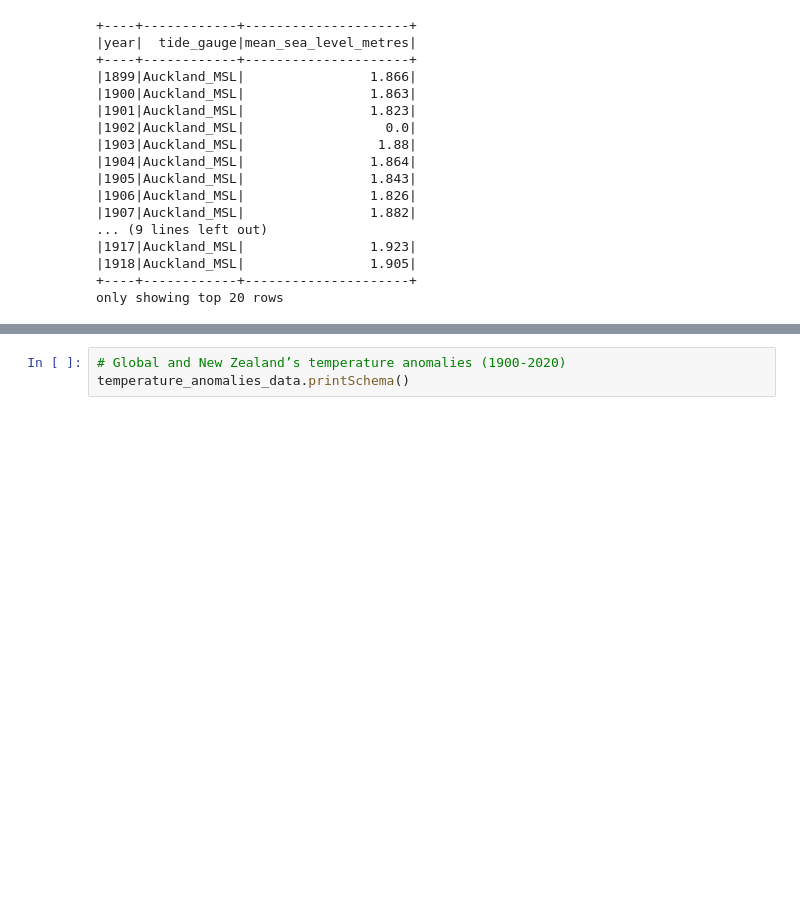
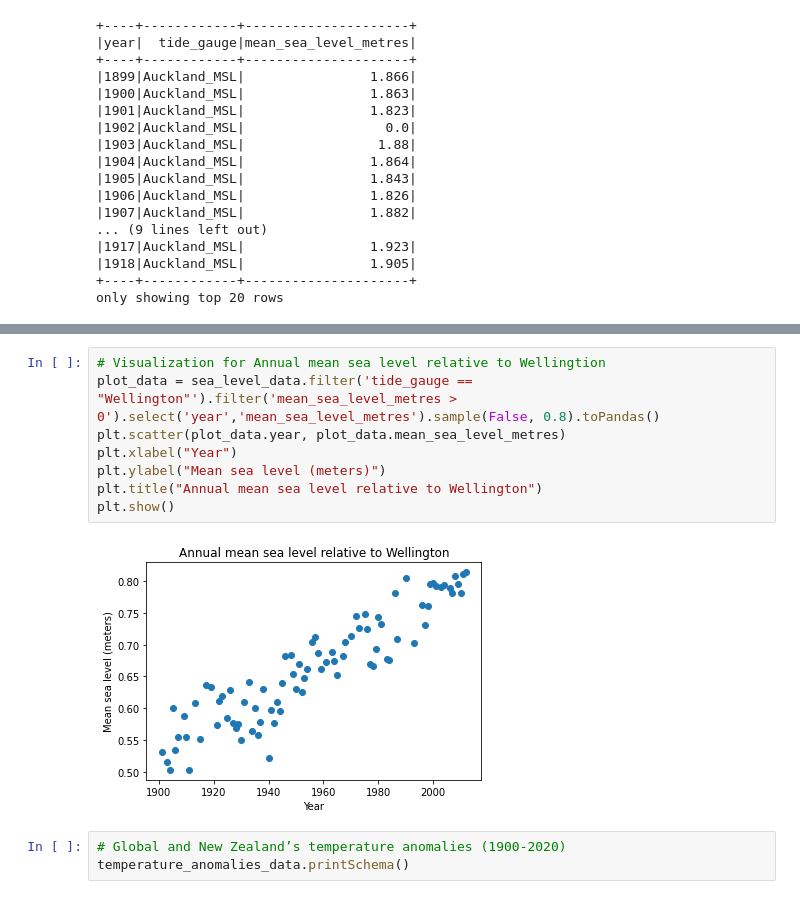
Before and after one commit to skye-yoon/infosys722, a Jupyter notebook: Iteration4.ipynb, the cells around one changed output, grey strips where cells are left out. Cells and saved outputs as stored; diff of their text form; blank space fills up the shorter version.

```diff
--- a/Iteration4.ipynb
+++ b/Iteration4.ipynb
@@ -120,3 +125,13 @@ plt.show()
+# %%
+# Visualization for Annual mean sea level relative to Wellingtion
+plot_data = sea_level_data.filter('tide_gauge == "Wellington"').filter('mean_sea_level_metres > 0').select('year','mean_sea_level_metres').sample(False, 0.8).toPandas()
+plt.scatter(plot_data.year, plot_data.mean_sea_level_metres)
+plt.xlabel("Year")
+plt.ylabel("Mean sea level (meters)")
+plt.title("Annual mean sea level relative to Wellington")
+plt.show()
+# %% [output]
+[figure, added]
 # %%
 # Global and New Zealand’s temperature anomalies (1900-2020)
 temperature_anomalies_data.printSchema()
```
Also changed, not shown: parts of 49 cells of this notebook.
